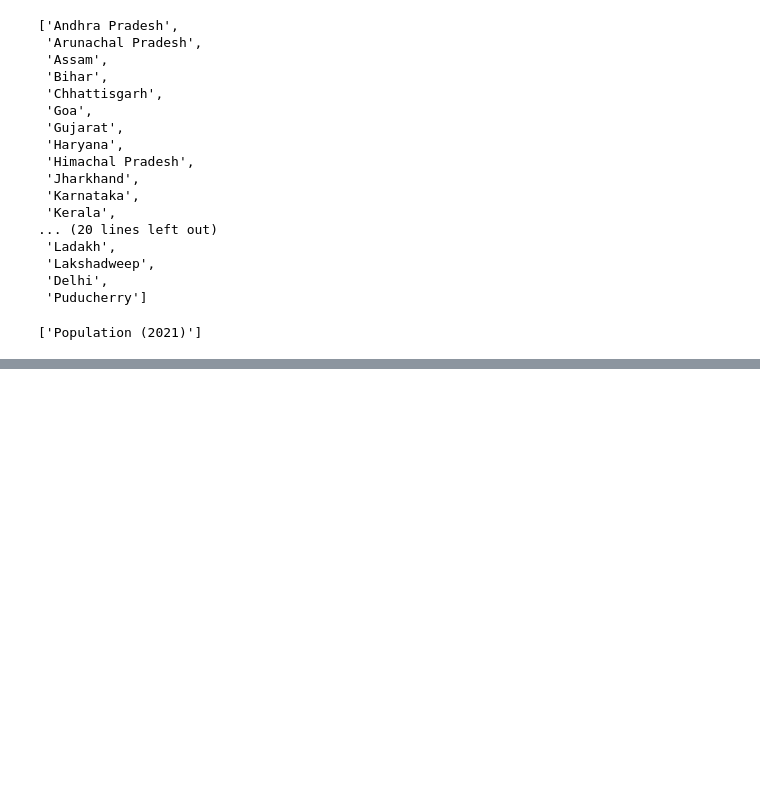
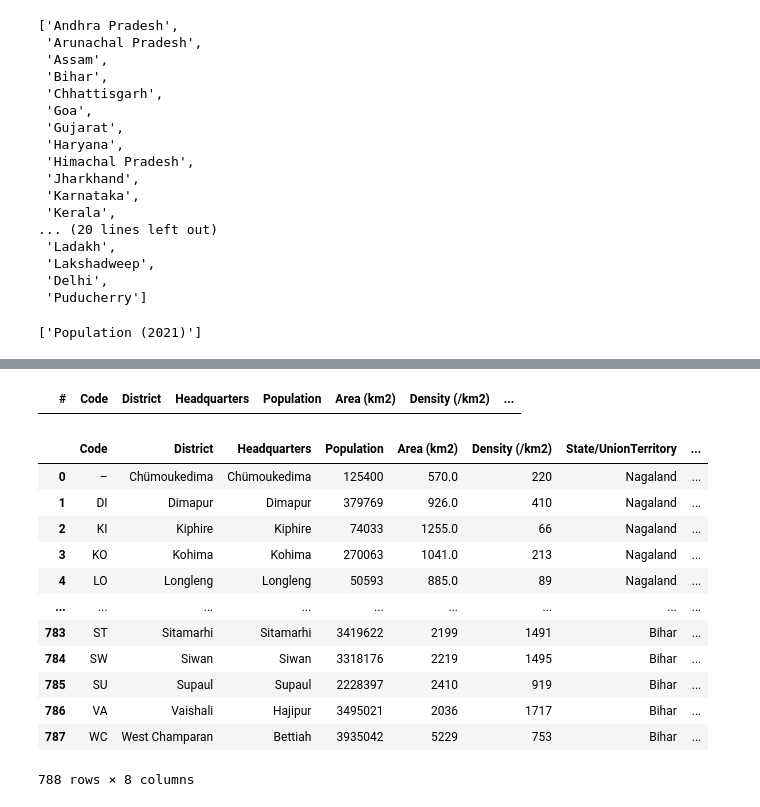
Before and after one commit to Sid-047/LMstuff, a Jupyter notebook: dataStuff/dataFetch/cityData/cityStuff.ipynb, the cells around one changed output, grey strips where cells are left out. Drawn from its saved outputs; the diff is of its cells as text; code cells hidden in the pictures; blank space fills up the shorter version.

```diff
--- a/dataStuff/dataFetch/cityData/cityStuff.ipynb
+++ b/dataStuff/dataFetch/cityData/cityStuff.ipynb
@@ -114,6 +115,10 @@ for i in states:
     df['Population'] = df['Population'].replace('–', 0).replace('-', 0)
     df['Population'] = pd.to_numeric(df['Population'])
     tier1Mask = df['Population'] >= 100000
-    tier2Mask = df['Population'] <= 99999 & df['Population'] >= 50000
+    tier2Mask = (df['Population'] <= 99999) & (df['Population'] >= 50000)
     tier3Mask = df['Population'] <= 49999
+    df['City Tier'][tier1Mask] = 'Tier I'
+    df['City Tier'][tier2Mask] = 'Tier II'
+    df['City Tier'][tier3Mask] = 'Tier III'
+    df.to_csv('States/'+i+'.csv', index = False)
     stateNo+=1
@@ -127,0 +143,3 @@ Name: Population, dtype: bool
+# %%
+x = glob.glob("States//*.csv")
+x
@@ -127,0 +164,26 @@ Name: Population, dtype: bool
+# %%
+completeDf = pd.DataFrame(columns = ['#', 'Code', 'District', 'Headquarters', 'Population', 'Area (km2)', 'Density (/km2)', 'State/UnionTerritory', 'City Tier'])
+completeDf
+# %% [output]
+|  | # | Code | District | Headquarters | Population | Area (km2) | Density (/km2) | ... |
+# %%
+for i in x:
+    df = pd.read_csv(i)
+    completeDf = pd.concat([completeDf, df], ignore_index=True)
+# %%
+completeDf = completeDf.drop(columns = '#')
+completeDf
+# %% [output]
+|  | Code | District | Headquarters | Population | Area (km2) | Density (/km2) | State/UnionTerritory | ... |
+| 0 | – | Chümoukedima | Chümoukedima | 125400 | 570.0 | 220 | Nagaland | ... |
+| 1 | DI | Dimapur | Dimapur | 379769 | 926.0 | 410 | Nagaland | ... |
+| 2 | KI | Kiphire | Kiphire | 74033 | 1255.0 | 66 | Nagaland | ... |
+| 3 | KO | Kohima | Kohima | 270063 | 1041.0 | 213 | Nagaland | ... |
+| 4 | LO | Longleng | Longleng | 50593 | 885.0 | 89 | Nagaland | ... |
+| ... | ... | ... | ... | ... | ... | ... | ... | ... |
+| 783 | ST | Sitamarhi | Sitamarhi | 3419622 | 2199 | 1491 | Bihar | ... |
+| 784 | SW | Siwan | Siwan | 3318176 | 2219 | 1495 | Bihar | ... |
+| 785 | SU | Supaul | Supaul | 2228397 | 2410 | 919 | Bihar | ... |
+| 786 | VA | Vaishali | Hajipur | 3495021 | 2036 | 1717 | Bihar | ... |
+| 787 | WC | West Champaran | Bettiah | 3935042 | 5229 | 753 | Bihar | ... |
+788 rows × 8 columns
```
Also changed, not shown: parts of 14 cells of this notebook.
